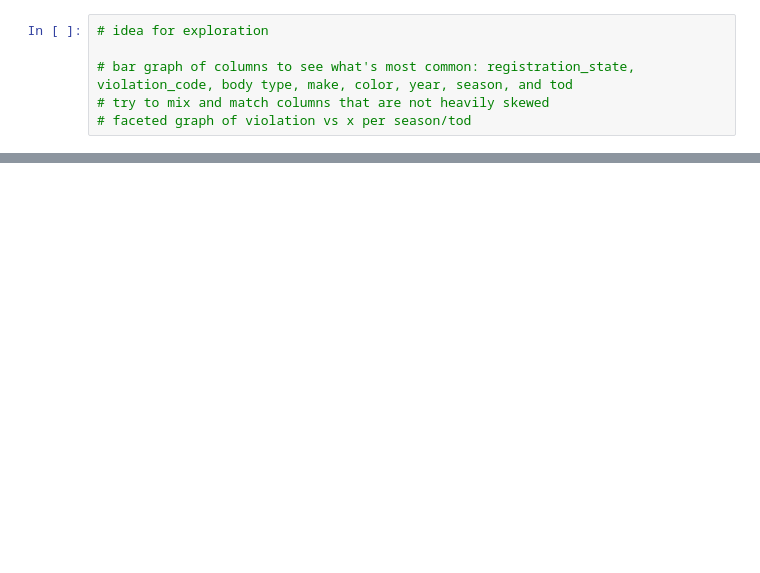
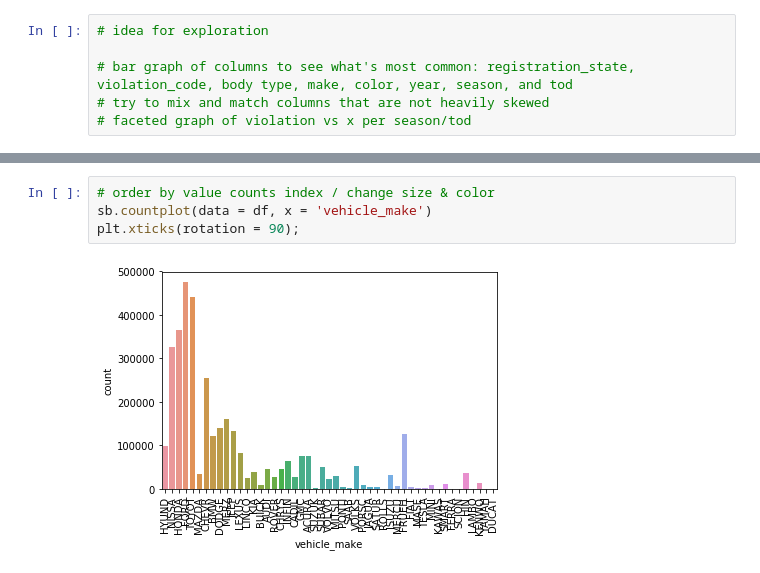
Before and after one commit to pjwseo/NY-Parking-Violation, a Jupyter notebook: NY-Parking-Violation-2018-Analysis.ipynb, the cells around one changed output, grey strips where cells are left out. Drawn from its saved outputs; the diff is of its cells as text; blank space fills up the shorter version.

```diff
--- a/NY-Parking-Violation-2018-Analysis.ipynb
+++ b/NY-Parking-Violation-2018-Analysis.ipynb
@@ -419,0 +412,6 @@ memory usage: 240.6+ MB
+# %%
+# order by value counts index / change size & color
+sb.countplot(data = df, x = 'vehicle_make')
+plt.xticks(rotation = 90);
+# %% [output]
+[figure, added]
```
Also changed, not shown: parts of 13 cells of this notebook.
